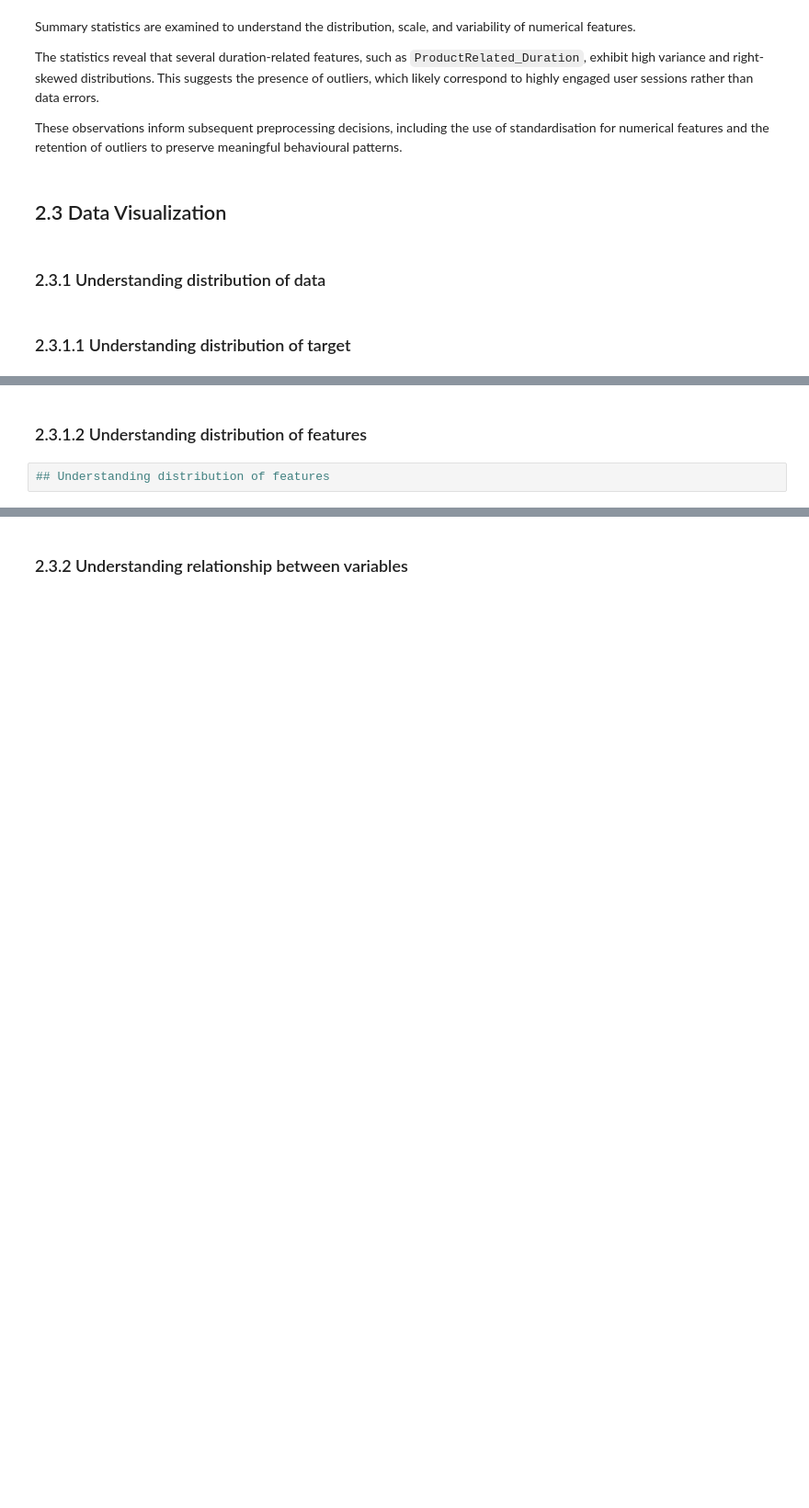
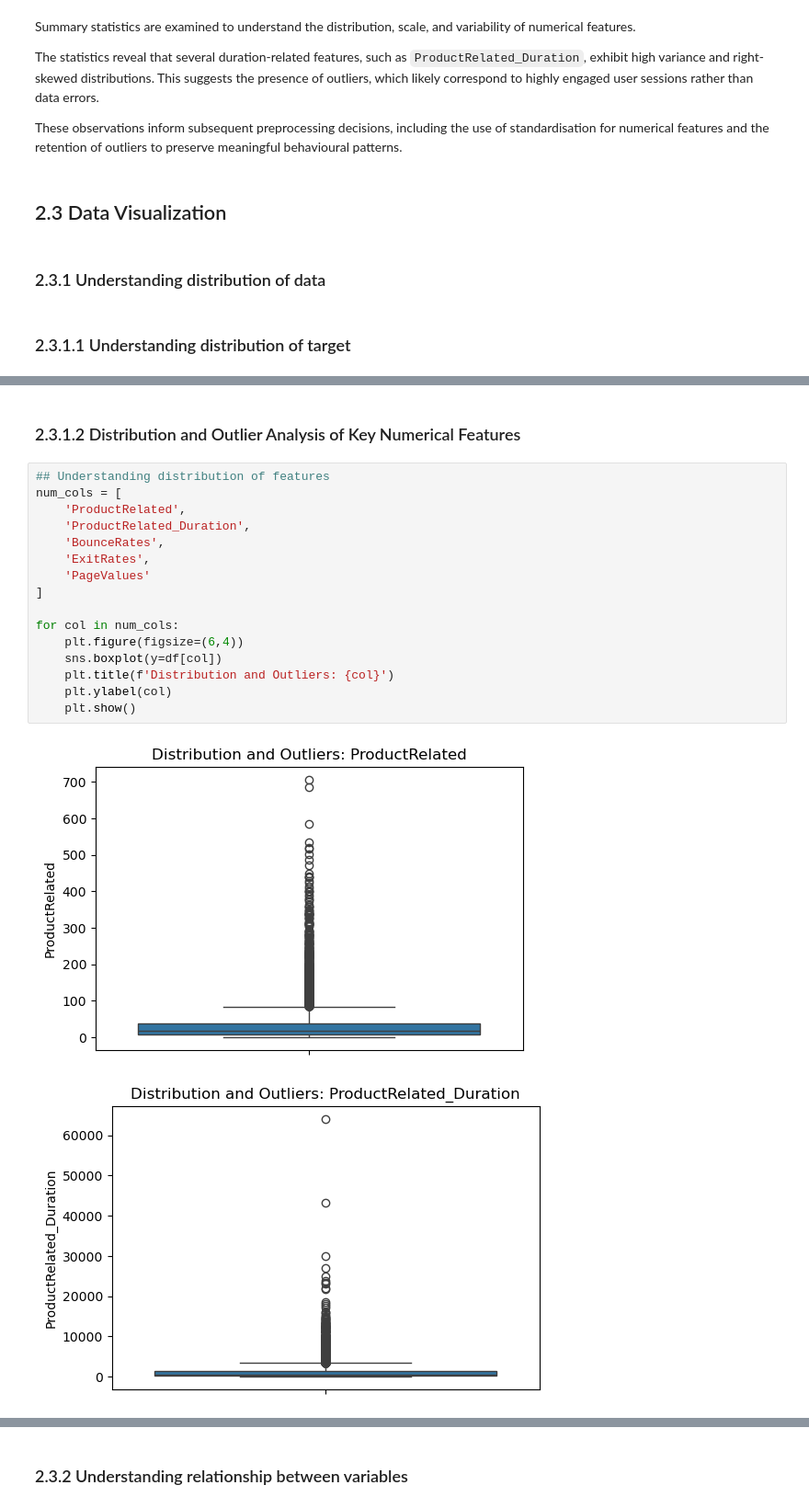
Before and after one commit to honglongg/MLDP-Project-Code, a Jupyter notebook: onlineshoppingpurchasingintention.ipynb, the cells around one changed output, grey strips where cells are left out. Shown at 92% size. Cells and saved outputs as stored; diff of their text form; blank space fills up the shorter version.

```diff
--- a/onlineshoppingpurchasingintention.ipynb
+++ b/onlineshoppingpurchasingintention.ipynb
@@ -187,4 +228,21 @@ These observations inform subsequent preprocessing decisions, including the use
 # %% [markdown]
-### 2.3.1.2 Understanding distribution of features
+### 2.3.1.2 Distribution and Outlier Analysis of Key Numerical Features
 # %%
 ## Understanding distribution of features
+num_cols = [
+    'ProductRelated',
+    'ProductRelated_Duration',
+    'BounceRates',
+    'ExitRates',
+    'PageValues'
+]
+
+for col in num_cols:
+    plt.figure(figsize=(6,4))
+    sns.boxplot(y=df[col])
+    plt.title(f'Distribution and Outliers: {col}')
+    plt.ylabel(col)
+    plt.show()
+# %% [output]
+[figure, added]
+[figure, added]
```
Also changed, not shown: parts of 18 cells of this notebook.
